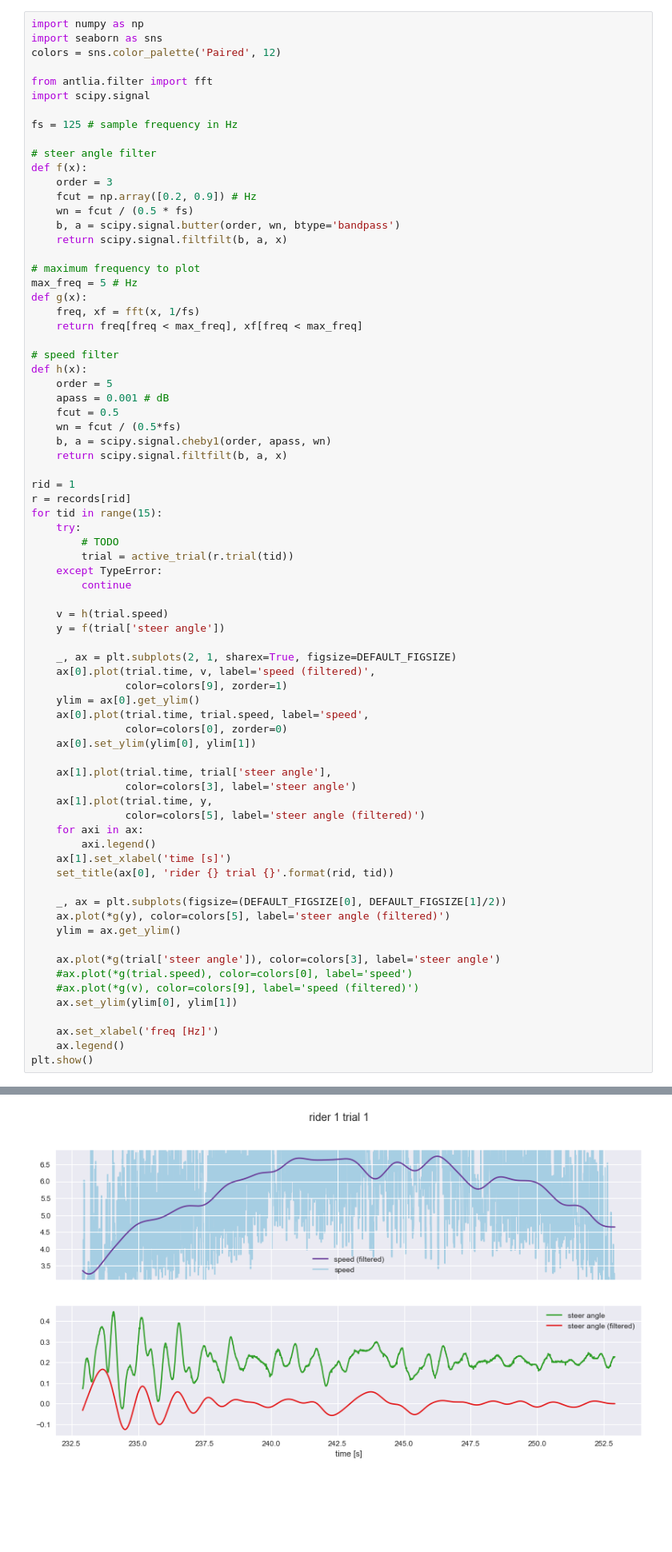
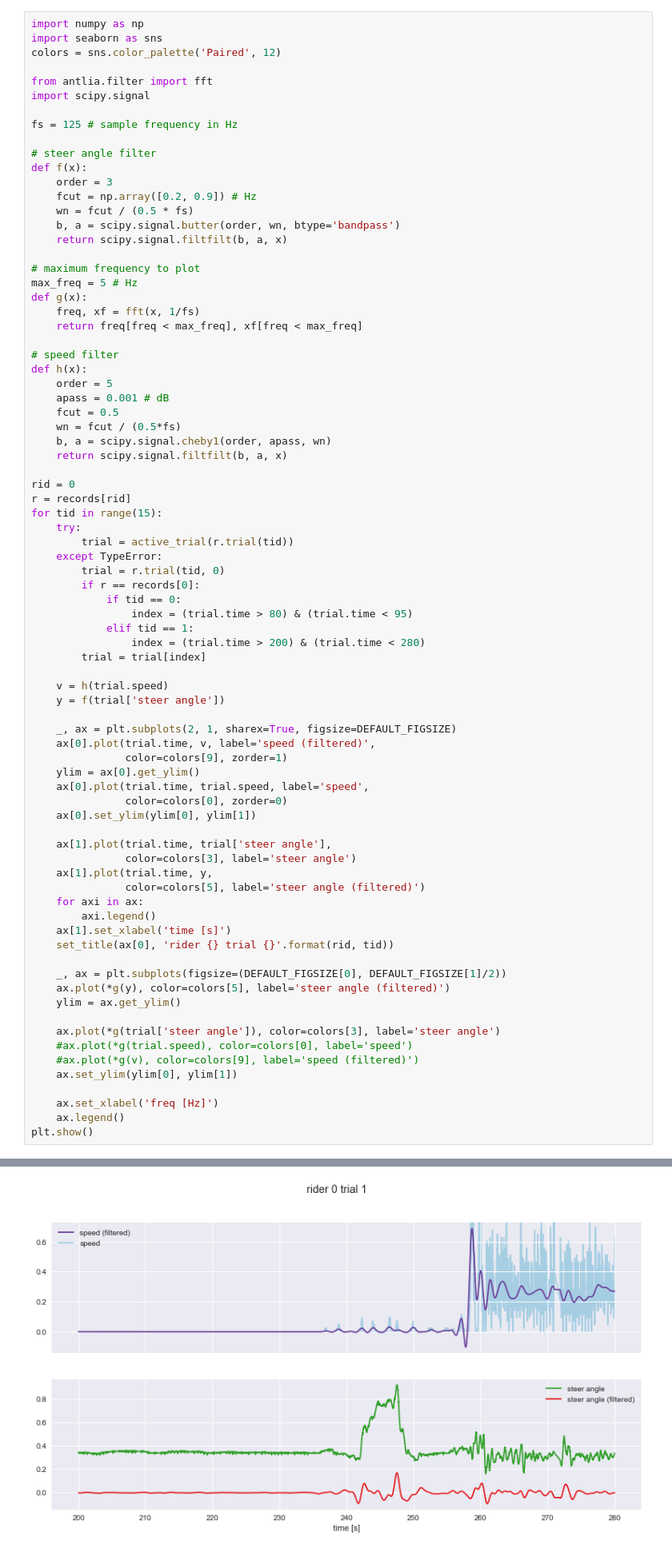
Before and after one commit to oliverlee/antlia, a Jupyter notebook: python/notebooks/filter_steer_angle.ipynb, the cells around one changed output, grey strips where cells are left out. Shown at 80% size. Cells and saved outputs as stored; diff of their text form; blank space fills up the shorter version.

Commit message:
Add hardcorded range for r0t0, r0t1
Manually set trial time range for rider 0, trial 0 and rider 0, trial 1.

```diff
--- a/python/notebooks/filter_steer_angle.ipynb
+++ b/python/notebooks/filter_steer_angle.ipynb
@@ -134,14 +134,19 @@ def h(x):
     b, a = scipy.signal.cheby1(order, apass, wn)
     return scipy.signal.filtfilt(b, a, x)
 
-rid = 1
+rid = 0
 r = records[rid]
 for tid in range(15):
     try:
-        # TODO
         trial = active_trial(r.trial(tid))
     except TypeError:
-        continue
+        trial = r.trial(tid, 0)
+        if r == records[0]:
+            if tid == 0:
+                index = (trial.time > 80) & (trial.time < 95)
+            elif tid == 1:
+                index = (trial.time > 200) & (trial.time < 280)
+        trial = trial[index]
 
     v = h(trial.speed)
     y = f(trial['steer angle'])
@@ -181 +186 @@ plt.show()
-[figure, old version]
+[figure, new version]
```
Also changed, not shown: parts of 1 cell of this notebook.
